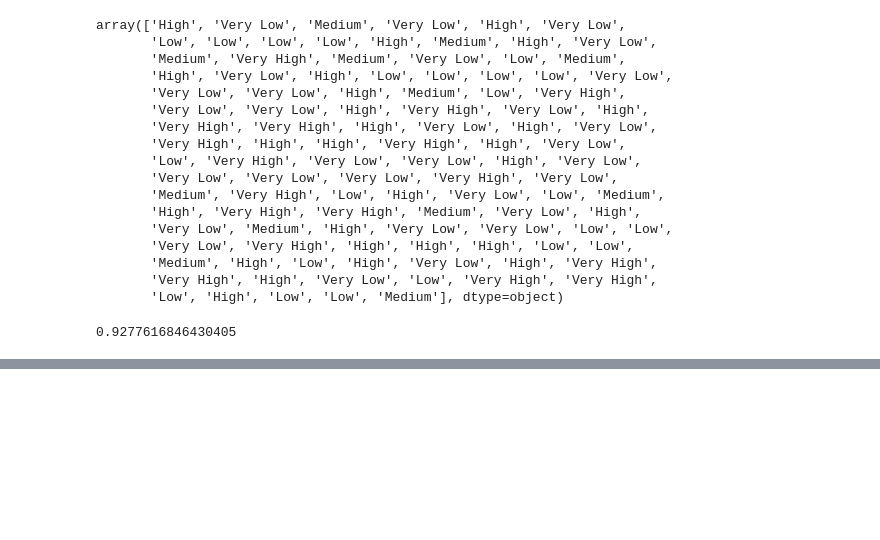
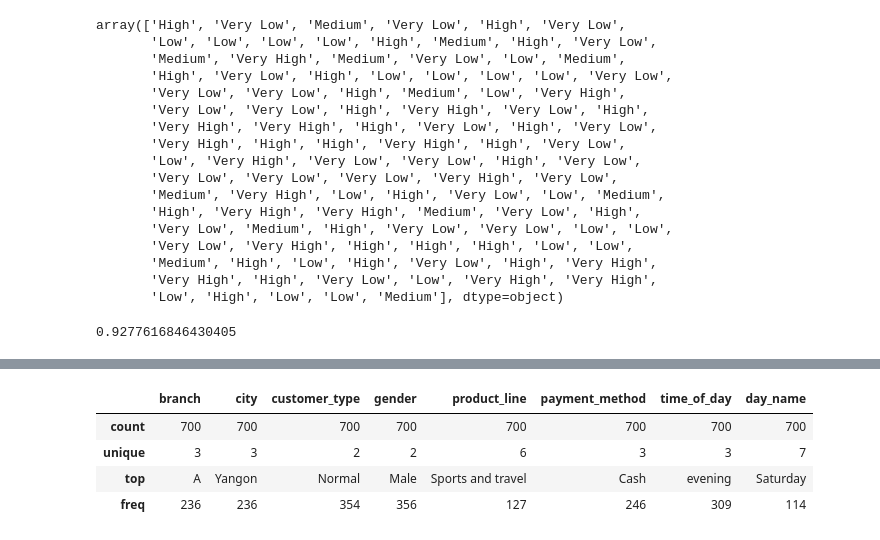
Before and after one commit to walker0625/bigdata-analysis-engineer-license, a Jupyter notebook: 4. test/2. ml.ipynb, the cells around one changed output, grey strips where cells are left out. Drawn from its saved outputs; the diff is of its cells as text; code cells hidden in the pictures; blank space fills up the shorter version.

```diff
--- a/4. test/2. ml.ipynb
+++ b/4. test/2. ml.ipynb
@@ -570,0 +626,8 @@ print(f1_score(pred, y_val, average='macro'))
+# %%
+train.describe(include='O')
+# %% [output]
+|  | branch | city | customer_type | gender | product_line | payment_method | time_of_day | day_name |
+| count | 700 | 700 | 700 | 700 | 700 | 700 | 700 | 700 |
+| unique | 3 | 3 | 2 | 2 | 6 | 3 | 3 | 7 |
+| top | A | Yangon | Normal | Male | Sports and travel | Cash | evening | Saturday |
+| freq | 236 | 236 | 354 | 356 | 127 | 246 | 309 | 114 |
```
Also changed, not shown: parts of 13 cells of this notebook, 10 other files.
